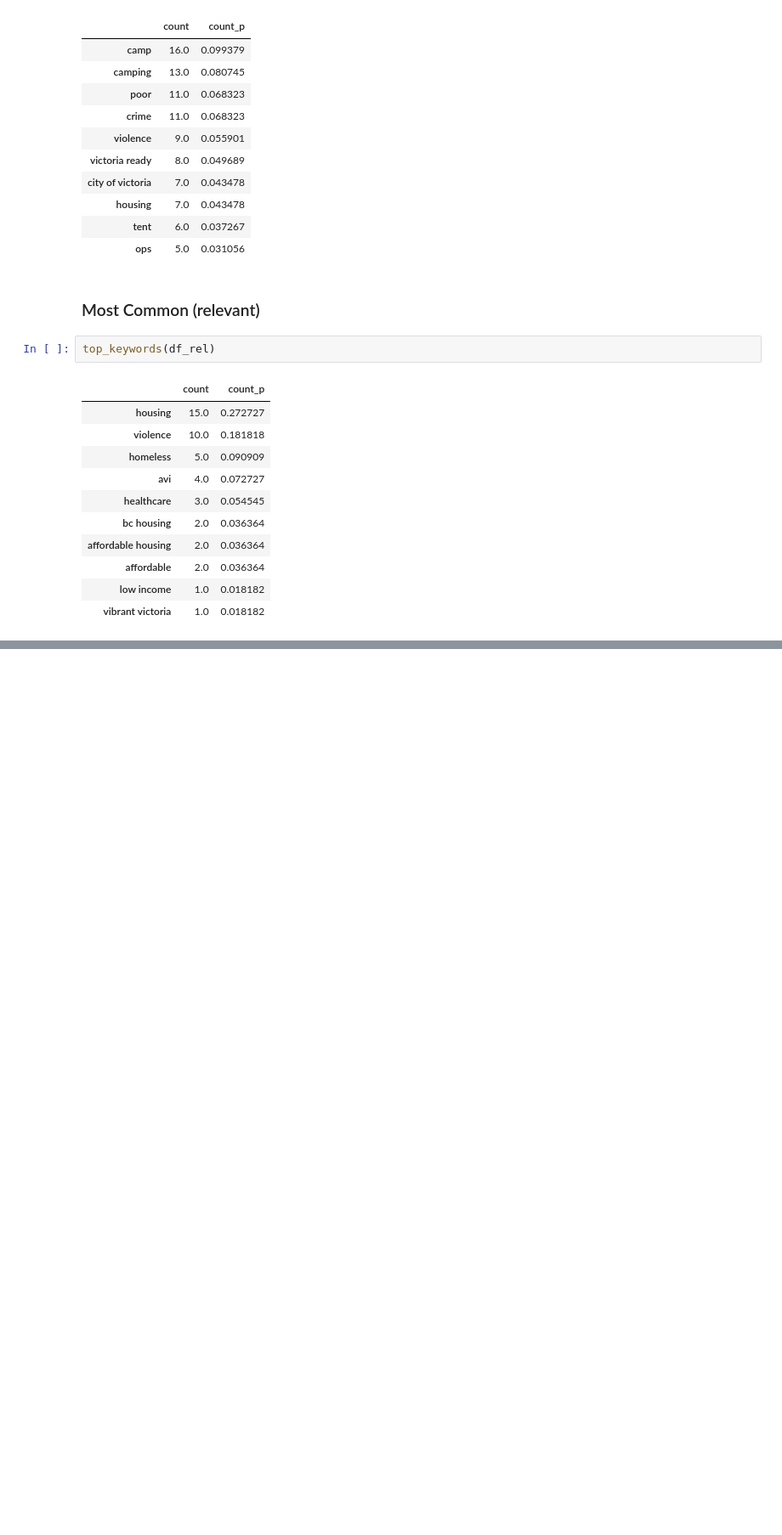
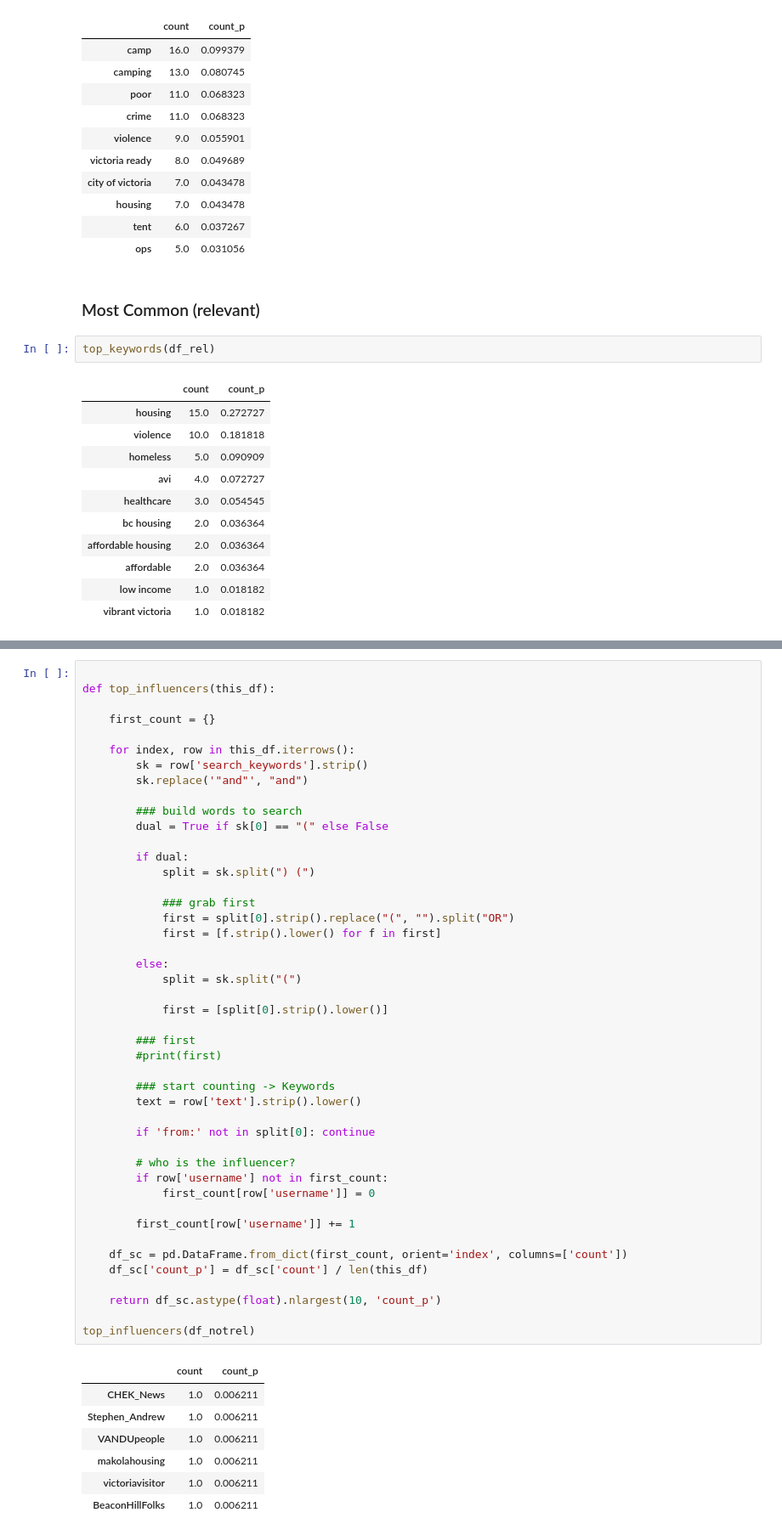
Before and after one commit to Statisticians-Without-Borders-GVCEH/SWB-GVCEH, a Jupyter notebook: scraper/verification round 1/analysis.ipynb, the cells around one changed output, grey strips where cells are left out. Shown at 85% size. Saved outputs shown, nothing was run; the diff lists cells and outputs as text; blank space fills up the shorter version.

```diff
--- a/scraper/verification round 1/analysis.ipynb
+++ b/scraper/verification round 1/analysis.ipynb
@@ -221,0 +287,53 @@ top_keywords(df_rel)
+# %%
+
+def top_influencers(this_df):
+
+    first_count = {}
+
+    for index, row in this_df.iterrows():
+        sk = row['search_keywords'].strip()
+        sk.replace('"and"', "and")
+
+        ### build words to search
+        dual = True if sk[0] == "(" else False
+
+        if dual:
+            split = sk.split(") (")
+
+            ### grab first
+            first = split[0].strip().replace("(", "").split("OR")
+            first = [f.strip().lower() for f in first]
+
+        else:
+            split = sk.split("(")
+
+            first = [split[0].strip().lower()]
+
+        ### first
+        #print(first)
+
+        ### start counting -> Keywords
+        text = row['text'].strip().lower()
+
+        if 'from:' not in split[0]: continue
+
+        # who is the influencer?
+        if row['username'] not in first_count:
+            first_count[row['username']] = 0
+
+        first_count[row['username']] += 1
+
+    df_sc = pd.DataFrame.from_dict(first_count, orient='index', columns=['count'])
+    df_sc['count_p'] = df_sc['count'] / len(this_df)
+
+    return df_sc.astype(float).nlargest(10, 'count_p')
+
+top_influencers(df_notrel)
+# %% [output]
+|  | count | count_p |
+| CHEK_News | 1.0 | 0.006211 |
+| Stephen_Andrew | 1.0 | 0.006211 |
+| VANDUpeople | 1.0 | 0.006211 |
+| makolahousing | 1.0 | 0.006211 |
+| victoriavisitor | 1.0 | 0.006211 |
+| BeaconHillFolks | 1.0 | 0.006211 |
```
Also changed, not shown: parts of 5 cells of this notebook.
